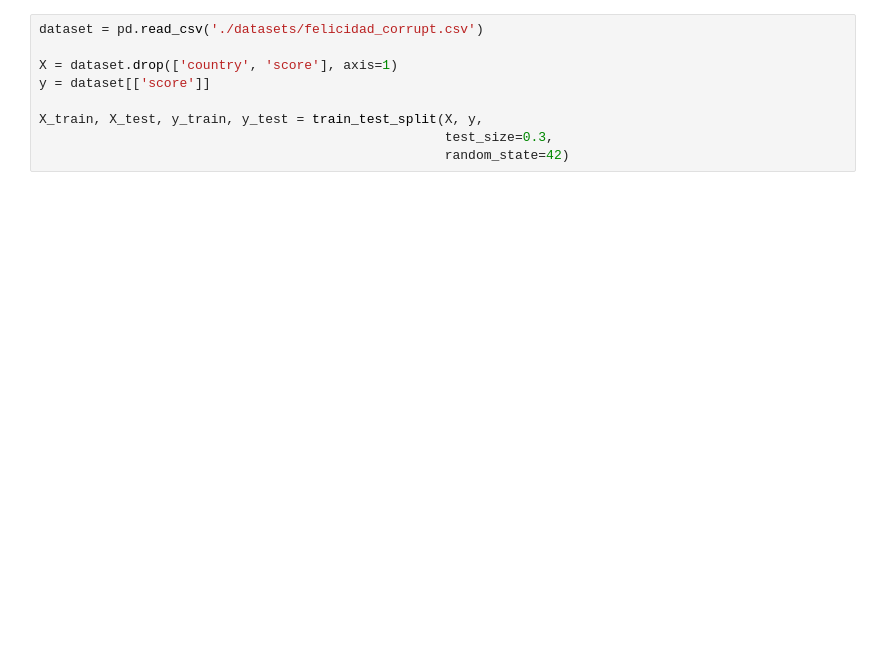
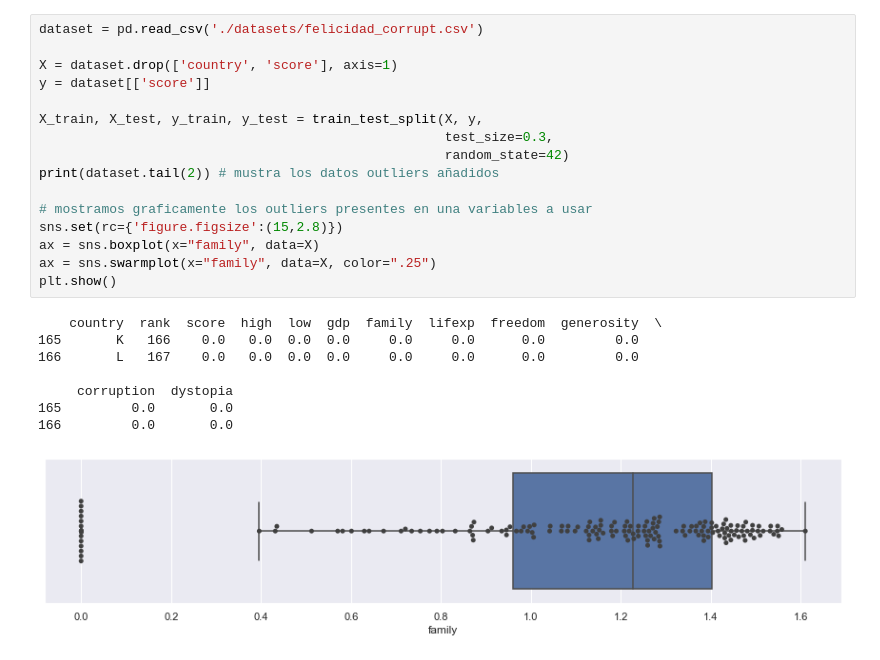
Before and after one commit to and35/30_professional_ML, a Jupyter notebook: 4_regresion_robusta.ipynb, the cells around one changed output. Cells and saved outputs as stored; diff of their text form; blank space fills up the shorter version.

```diff
--- a/4_regresion_robusta.ipynb
+++ b/4_regresion_robusta.ipynb
@@ -21,9 +22,25 @@ warnings.simplefilter("ignore")
 # %%
 dataset = pd.read_csv('./datasets/felicidad_corrupt.csv')
 
 X = dataset.drop(['country', 'score'], axis=1)
 y = dataset[['score']]
 
 X_train, X_test, y_train, y_test = train_test_split(X, y,
                                                     test_size=0.3,
                                                     random_state=42)
+print(dataset.tail(2)) # mustra los datos outliers añadidos
+
+# mostramos graficamente los outliers presentes en una variables a usar
+sns.set(rc={'figure.figsize':(15,2.8)})
+ax = sns.boxplot(x="family", data=X)
+ax = sns.swarmplot(x="family", data=X, color=".25")
+plt.show()
+# %% [output]
+    country  rank  score  high  low  gdp  family  lifexp  freedom  generosity  \
+165       K   166    0.0   0.0  0.0  0.0     0.0     0.0      0.0         0.0
+166       L   167    0.0   0.0  0.0  0.0     0.0     0.0      0.0         0.0
+
+     corruption  dystopia
+165         0.0       0.0
+166         0.0       0.0
+[figure, added]
```
Also changed, not shown: parts of 6 cells of this notebook, 9 other files.
